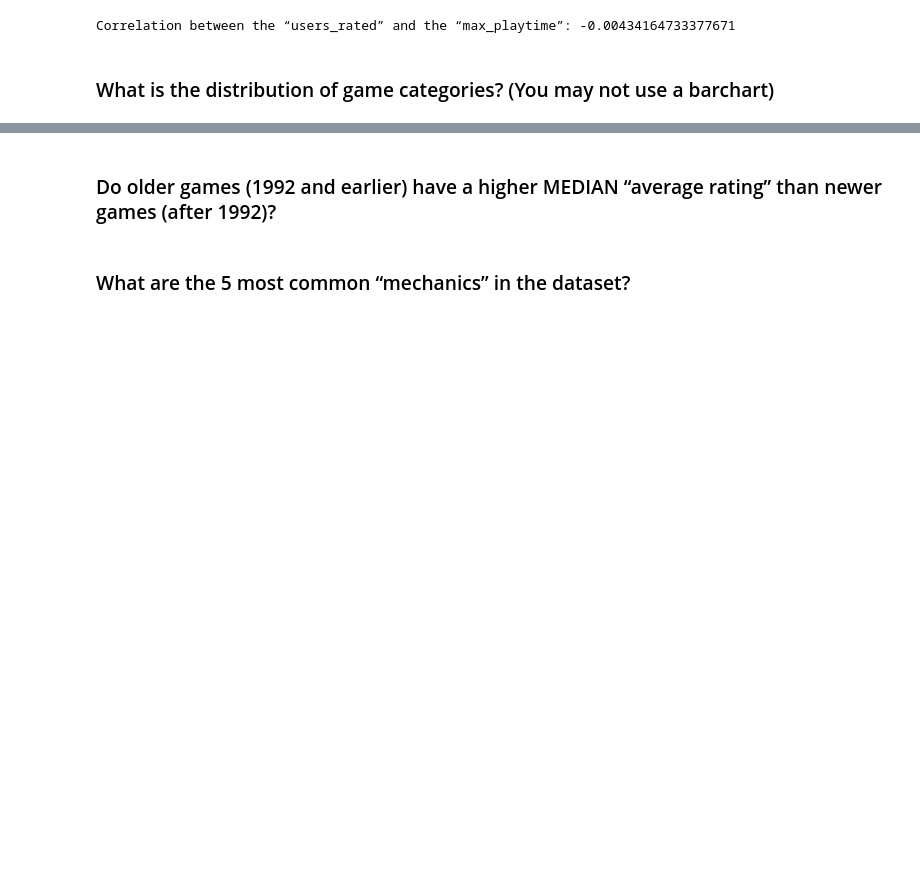
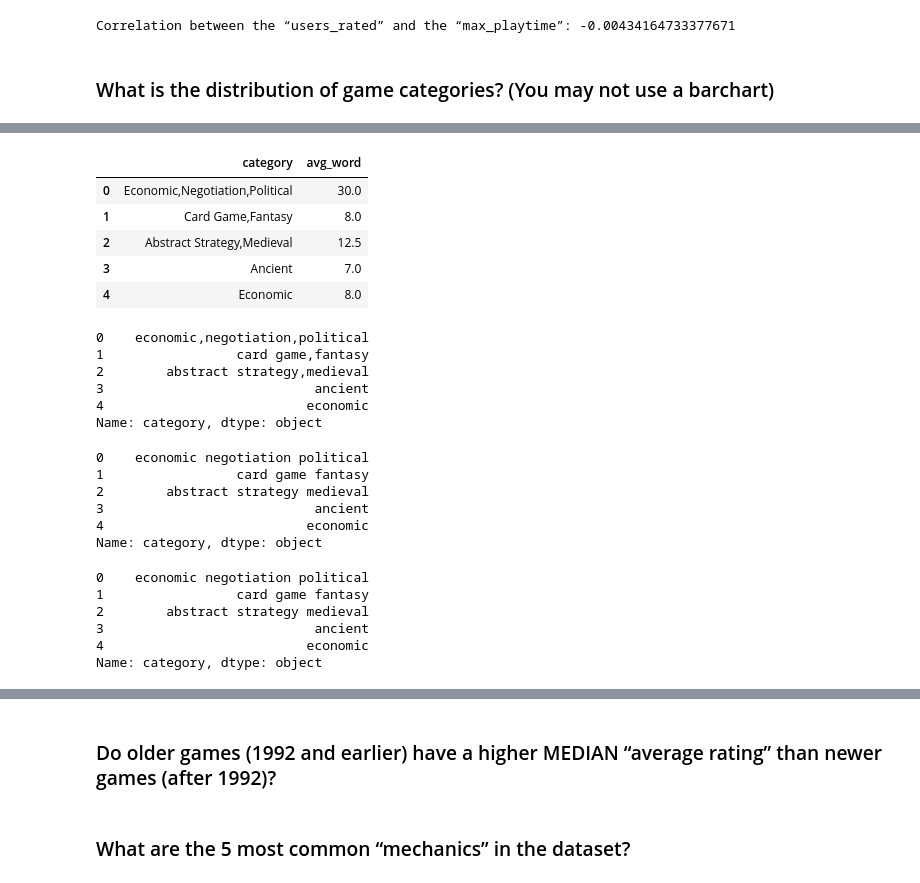
Before and after one commit to FJGM2023015/CA1_DVis_HDip_Lvl8-, a Jupyter notebook: Francisco_Gorigoitia_DVisHDip_CA1.ipynb, the cells around one changed output, grey strips where cells are left out. Drawn from its saved outputs; the diff is of its cells as text; code cells hidden in the pictures; blank space fills up the shorter version.

```diff
--- a/Francisco_Gorigoitia_DVisHDip_CA1.ipynb
+++ b/Francisco_Gorigoitia_DVisHDip_CA1.ipynb
@@ -169,0 +193,6 @@ Correlation between the “users_rated” and the “max_playtime”: -0.0043416
+# %%
+# Convertir la columna "category" de tipo float a tipo str
+df_games['category'] = df_games['category'].astype(str)
+
+# Verificar el tipo de dato de la columna "category" después de la conversión
+print(df_games.dtypes)
@@ -169,0 +217,54 @@ Correlation between the “users_rated” and the “max_playtime”: -0.0043416
+# %%
+# Average Word Length
+def avg_word(sentence):
+ words = sentence.split()
+ return (sum(len(word) for word in words)/len(words))
+df_games['avg_word'] = df_games['category'].apply(lambda x: avg_word(x))
+df_games[['category','avg_word']].head()
+# %% [output]
+|  | category | avg_word |
+| 0 | Economic,Negotiation,Political | 30.0 |
+| 1 | Card Game,Fantasy | 8.0 |
+| 2 | Abstract Strategy,Medieval | 12.5 |
+| 3 | Ancient | 7.0 |
+| 4 | Economic | 8.0 |
+# %%
+# Lower Case
+df_games['category'] = df_games['category'].apply(lambda x: " ".join(x.lower() for x in x.split()))
+df_games['category'].head()
+# %% [output]
+0    economic,negotiation,political
+1                 card game,fantasy
+2        abstract strategy,medieval
+3                           ancient
+4                          economic
+Name: category, dtype: object
+# %%
+# Removing Punctuation
+df_games['category'] = df_games['category'].str.replace(',', ' ')
+df_games['category'].head()
+# %% [output]
+0    economic negotiation political
+1                 card game fantasy
+2        abstract strategy medieval
+3                           ancient
+4                          economic
+Name: category, dtype: object
+# %%
+# Removal of Stop Words
+# pip install nltk
+# nltk.download('stopwords')
+
+import nltk
+from nltk.corpus import stopwords
+stop = stopwords.words('english')
+df_games['category'] = df_games['category'].apply(lambda x: " ".join(x for x in
+x.split() if x not in stop))
+df_games['category'].head()
+# %% [output]
+0    economic negotiation political
+1                 card game fantasy
+2        abstract strategy medieval
+3                           ancient
+4                          economic
+Name: category, dtype: object
```
Also changed, not shown: parts of 8 cells of this notebook.
